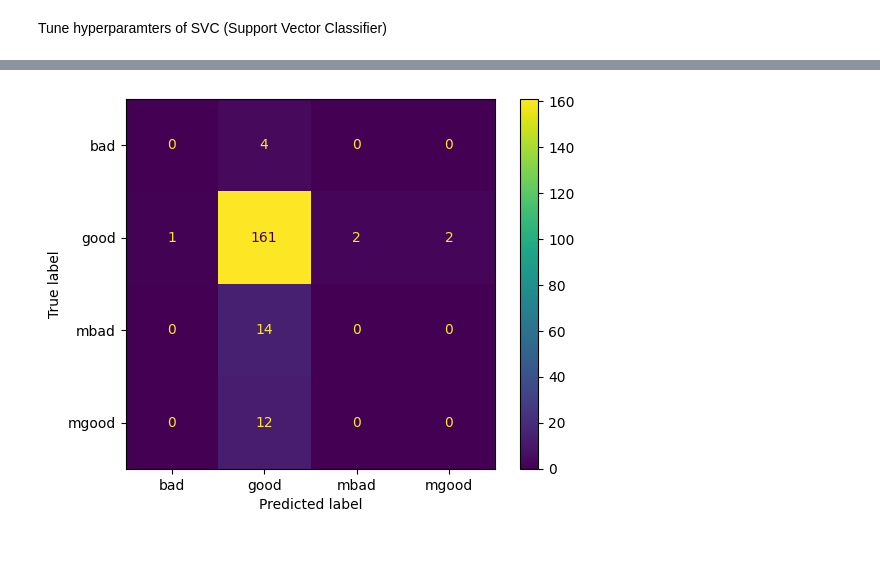
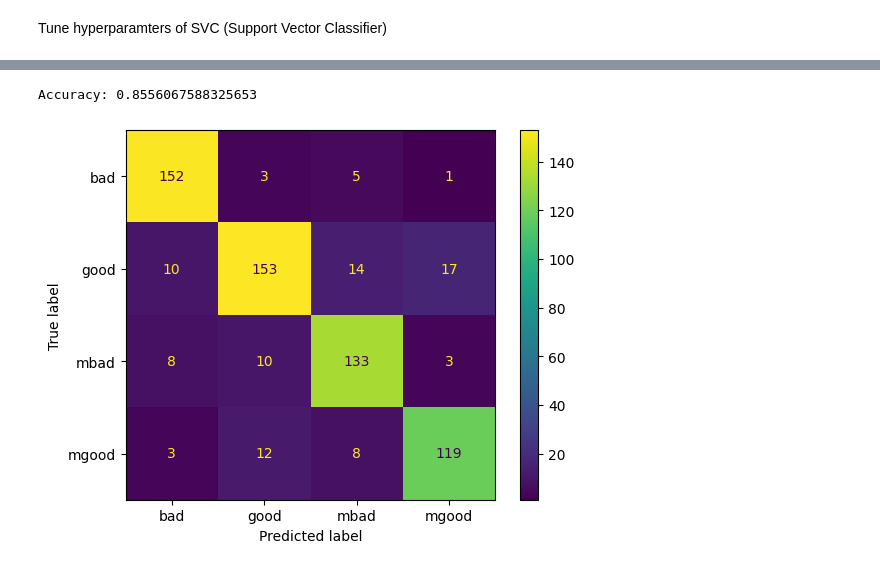
Before and after one commit to g1776/DS440CapstoneIndubitably, a Jupyter notebook: notebooks/modelling/models.ipynb, the cells around one changed output, grey strips where cells are left out. Saved outputs shown, nothing was run; the diff lists cells and outputs as text; code cells hidden in the pictures.

```diff
--- a/notebooks/modelling/models.ipynb
+++ b/notebooks/modelling/models.ipynb
@@ -79,12 +78,2 @@ models.sort_values(by="Accuracy", ascending=False)
 # %% [markdown]
 Tune hyperparamters of SVC (Support Vector Classifier)
-# %%
-from sklearn.svm import SVC
-
-param_grid = {'C': [0.1, 1, 10, 100, 1000], 'gamma': [1, 0.1, 0.01, 0.001, 0.0001], 'kernel': ['rbf']}
-
-from sklearn.model_selection import GridSearchCV
-
-grid = GridSearchCV(SVC(), param_grid, refit=True, verbose=3)
-grid.fit(X_train, y_train)
-grid.best_params_
@@ -112,13 +80,26 @@ Fitting 5 folds for each of 25 candidates, totalling 125 fits
 # %%
-best_clf = grid.best_estimator_
-best_clf.fit(X_train, y_train)
+# load ExtraTreesClassifier
+from sklearn.ensemble import ExtraTreesClassifier
+
+# create the classifier
+clf = ExtraTreesClassifier(n_estimators=100, random_state=42)
+
+# fit the classifier
+clf.fit(X_train, y_train)
+
+# predict
+y_pred = clf.predict(X_test)
+
+# evaluate
+from sklearn.metrics import accuracy_score, confusion_matrix, classification_report
+
+print("Accuracy:", accuracy_score(y_test, y_pred))
 
 # plot a confusion matrix
 from sklearn.metrics import ConfusionMatrixDisplay
 import matplotlib.pyplot as plt
-
-y_pred = best_clf.predict(X_test)
 cm = ConfusionMatrixDisplay.from_predictions(y_test, y_pred)
 plt.show()
 # %% [output]
+Accuracy: 0.8556067588325653
-[figure, old version]
+[figure, new version]
```
Also changed, not shown: parts of 3 cells of this notebook, 1 other file.
